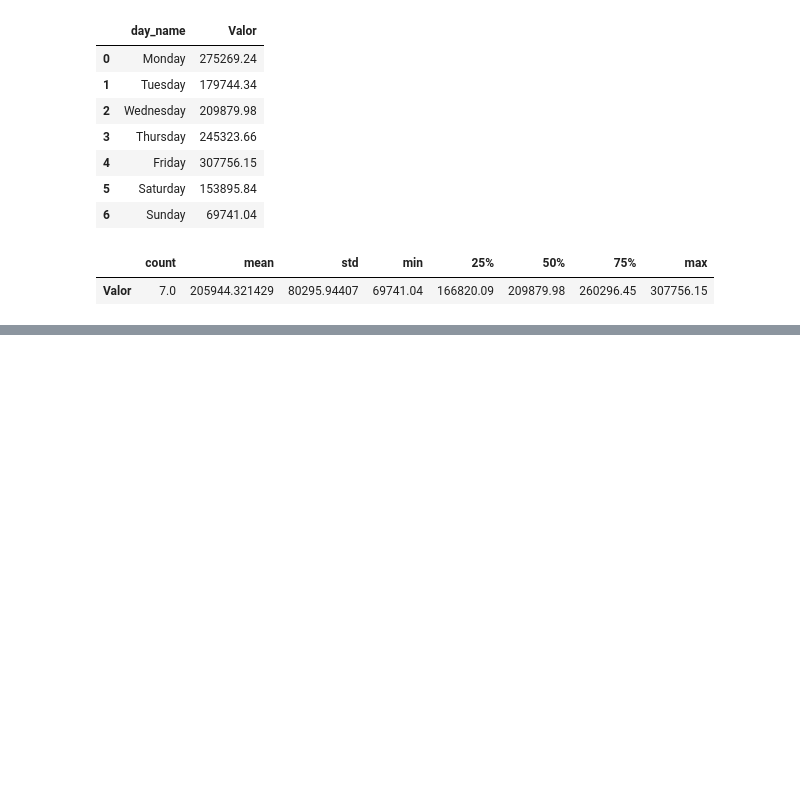
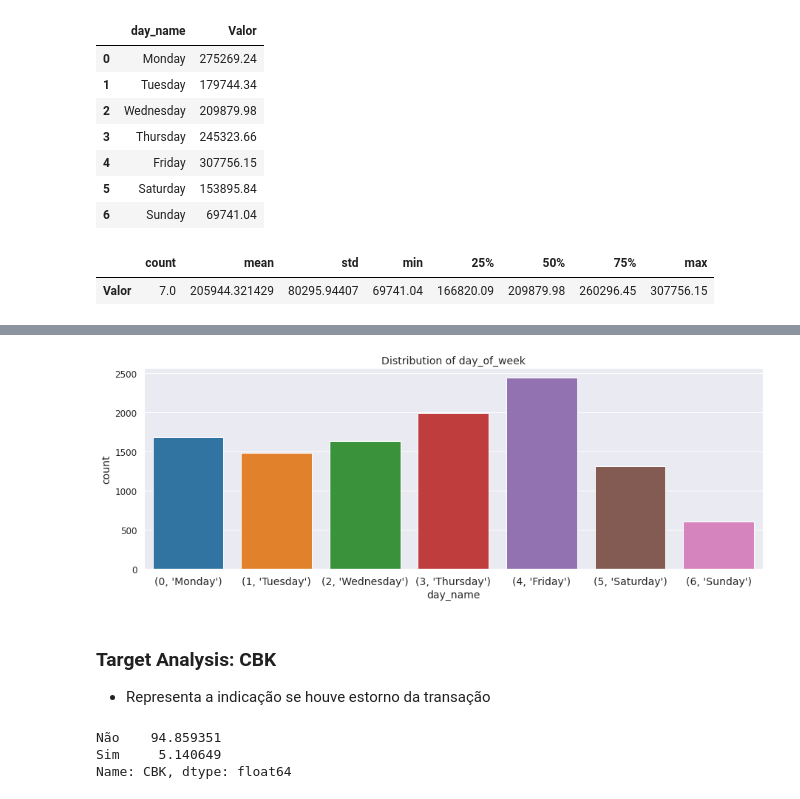
Before and after one commit to broilo/stone, a Jupyter notebook: notebooks/part4_eda.ipynb, the cells around one changed output, grey strips where cells are left out. Cells and saved outputs as stored; diff of their text form; code cells hidden in the pictures; blank space fills up the shorter version.

```diff
--- a/notebooks/part4_eda.ipynb
+++ b/notebooks/part4_eda.ipynb
@@ -311,0 +413,8 @@ del ax
+# %%
+dayFreq = pd.DataFrame({
+    'day_name':df[['day_of_week','day_name']].groupby(by=['day_of_week','day_name']).size().index.tolist(),
+    'count':df[['day_of_week','day_name']].groupby(by=['day_of_week','day_name']).size().values,
+    'freq':df[['day_of_week','day_name']].groupby(by=['day_of_week','day_name']).size().values/df[['day_of_week','day_name']].groupby(by=['day_of_week','day_name']).size().sum()
+})
+
+dayFreq
@@ -311,0 +430,23 @@ del ax
+# %%
+fig = plt.figure(figsize=(15,5))
+
+ax = sns.barplot(
+    x = 'day_name',
+    y = 'count',
+    data = dayFreq
+)
+
+plt.title("Distribution of day_of_week",size=14)
+
+del ax
+# %% [output]
+[figure, added]
+# %% [markdown]
+### Target Analysis: CBK
+* Representa a indicação se houve estorno da transação
+# %%
+df.CBK.value_counts(' ') * 100
+# %% [output]
+Não    94.859351
+Sim     5.140649
+Name: CBK, dtype: float64
```
Also changed, not shown: parts of 40 cells of this notebook.
